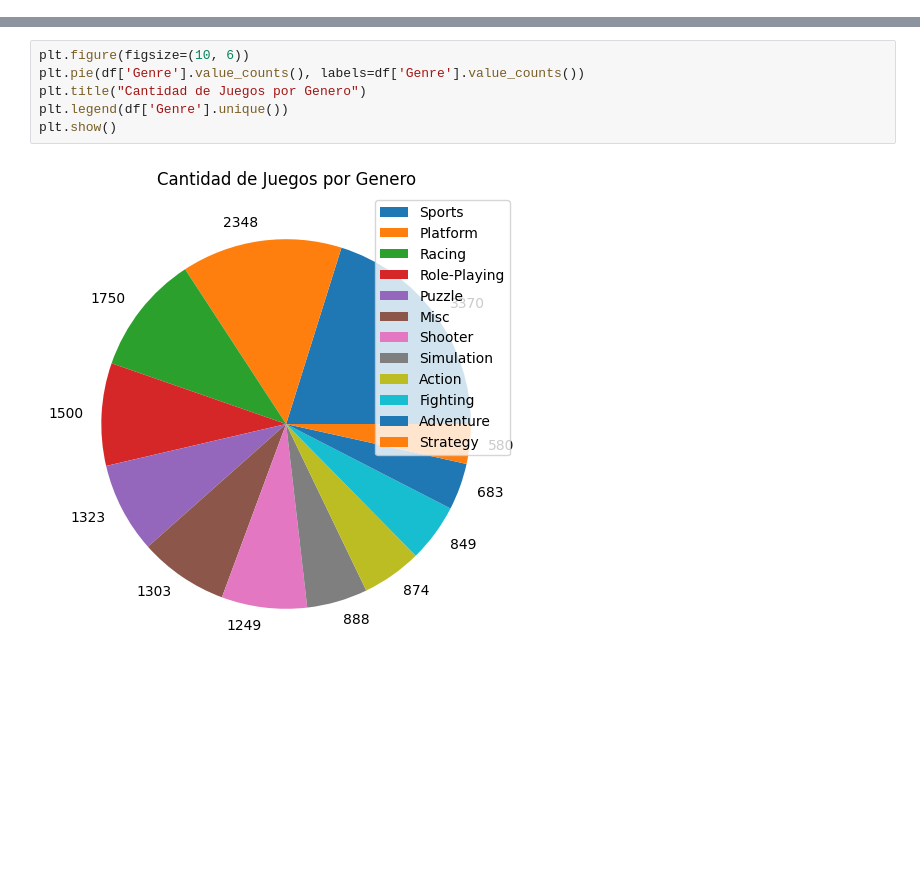
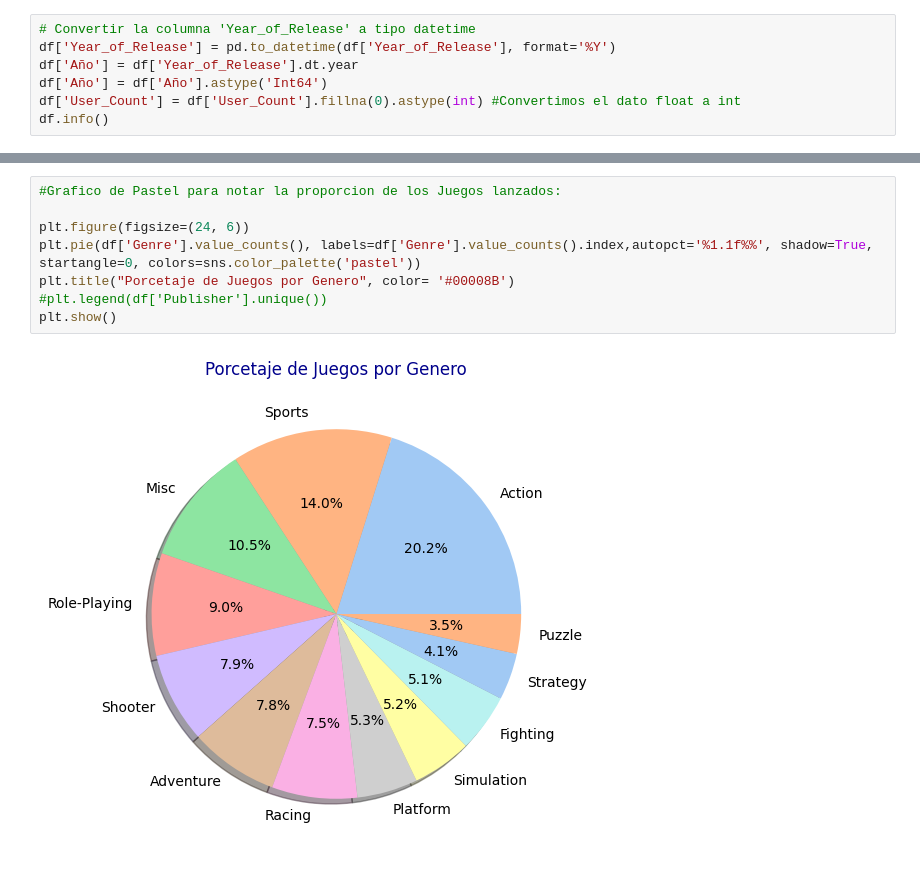
Before and after one commit to eliasfrivas/Colab, a Jupyter notebook: ProyectoDS_Partel_Rivas.ipynb, the cells around one changed output, grey strips where cells are left out. Cells and saved outputs as stored; diff of their text form; blank space fills up the shorter version.

```diff
--- a/ProyectoDS_Partel_Rivas.ipynb
+++ b/ProyectoDS_Partel_Rivas.ipynb
@@ -29,0 +101,7 @@ df
+# %%
+# Convertir la columna 'Year_of_Release' a tipo datetime
+df['Year_of_Release'] = pd.to_datetime(df['Year_of_Release'], format='%Y')
+df['Año'] = df['Year_of_Release'].dt.year
+df['Año'] = df['Año'].astype('Int64')
+df['User_Count'] = df['User_Count'].fillna(0).astype(int) #Convertimos el dato float a int
+df.info()
@@ -152,8 +280,10 @@ print(sum(conteo_año))
 # %%
-plt.figure(figsize=(10, 6))
-plt.pie(df['Genre'].value_counts(), labels=df['Genre'].value_counts())
-plt.title("Cantidad de Juegos por Genero")
-plt.legend(df['Genre'].unique())
+#Grafico de Pastel para notar la proporcion de los Juegos lanzados:
+
+plt.figure(figsize=(24, 6))
+plt.pie(df['Genre'].value_counts(), labels=df['Genre'].value_counts().index,autopct='%1.1f%%', shadow=True, startangle=0, colors=sns.color_palette('pastel'))
+plt.title("Porcetaje de Juegos por Genero", color= '#00008B')
+#plt.legend(df['Publisher'].unique())
 plt.show()
 # %% [output]
-[figure, old version]
+[figure, new version]
```
Also changed, not shown: parts of 33 cells of this notebook.
